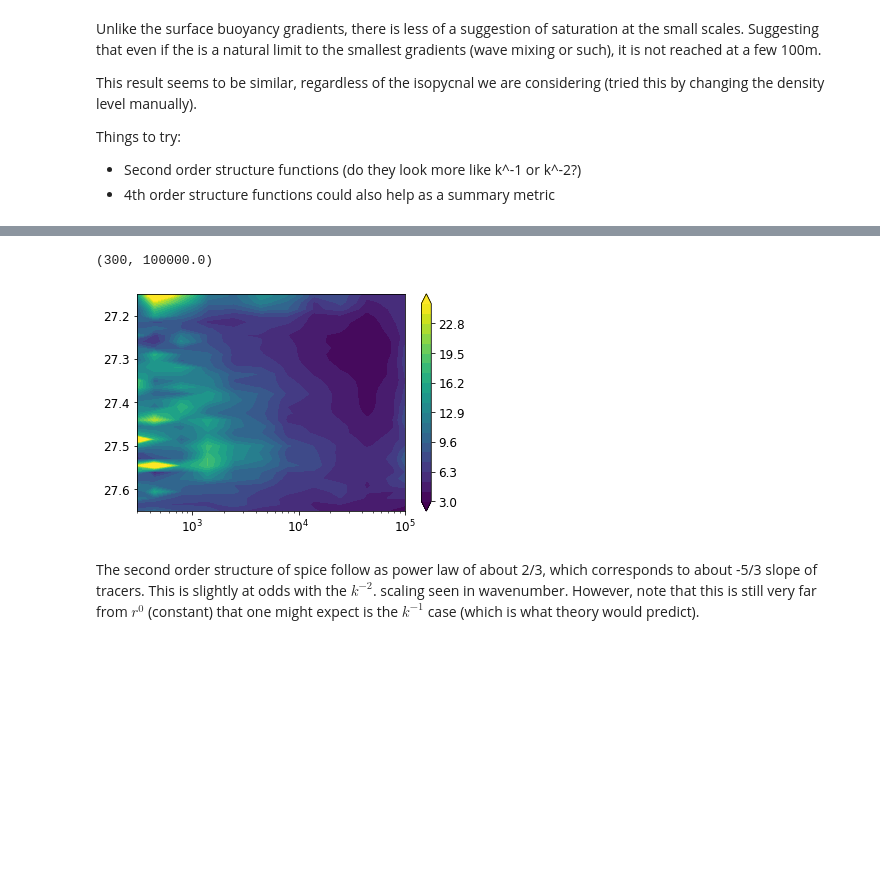
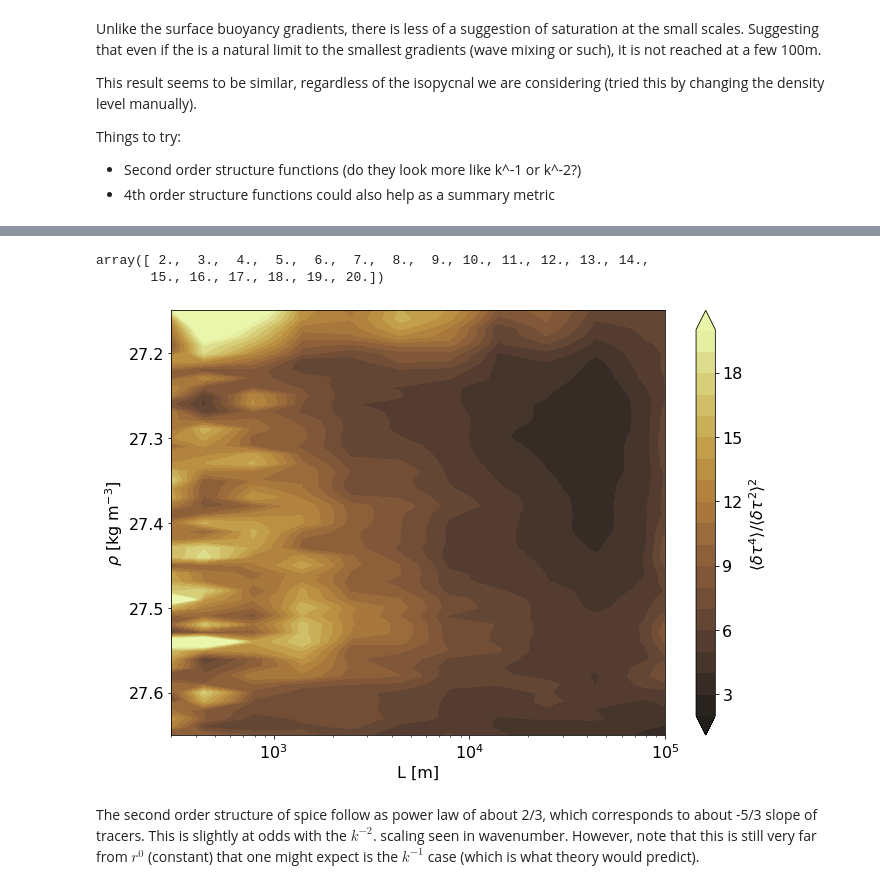
Before and after one commit to dhruvbalwada/sogos, a Jupyter notebook: notebooks/notebooks_variability_paper/along_isopycnal_spice_gradients_v2.ipynb, the cells around one changed output, grey strips where cells are left out. Drawn from its saved outputs; the diff is of its cells as text; code cells hidden in the pictures; blank space fills up the shorter version.

```diff
--- a/notebooks/notebooks_variability_paper/along_isopycnal_spice_gradients_v2.ipynb
+++ b/notebooks/notebooks_variability_paper/along_isopycnal_spice_gradients_v2.ipynb
@@ -130,4 +229,4 @@ from scipy.spatial.distance import pdist
 # %%
-rho_sels = ds_660_rho.rho_grid[0:-1:15]
+rho_sels = ds_660_rho.rho_grid[0:-1:10]
 rho_sels
 # %% [output]
@@ -339,0 +304,25 @@ Text(0, 0.5, '$< d \\tau ^2>$')
+# %%
+plt.figure(figsize=(10, 7))
+
+lev_exp = np.linspace(-11,-8, 22)
+levs = np.power(10, lev_exp)
+
+cnt = plt.contourf(xmid, rho_sels, S2, levels=levs,
+             norm = colors.LogNorm(3e-11), extend='both',
+            cmap=cmo.tempo_r)
+
+for c in cnt.collections:
+    c.set_edgecolor("face")
+
+plt.xscale('log')
+plt.colorbar(ticks=[1e-11, 1e-10, 1e-9, 1e-8], label=r'$\left< \delta \tau ^2\right> $ [kg$^2$ m$^{-6}$]')
+
+plt.ylim([27.65, 27.15])
+plt.xlim([3e2, 1e5])
+
+plt.ylabel(r'$\rho$ [kg m$^{-3}$]')
+plt.xlabel('L [m]')
+
+plt.tight_layout()
+
+plt.savefig('figures/figure_iso_spec_freq_panel4.pdf')
@@ -340,14 +370,30 @@ Text(0, 0.5, '$< d \\tau ^2>$')
+# %%
+np.linspace(2, 20, 19)
+# %% [output]
+array([ 2.,  3.,  4.,  5.,  6.,  7.,  8.,  9., 10., 11., 12., 13., 14.,
+       15., 16., 17., 18., 19., 20.])
 # %%
-plt.contourf(xmid, rho_sels, S4/ S2**2, levels=np.linspace(3, 25, 21), extend='both')
+plt.figure(figsize=(10, 7))
+
+
+cnt = plt.contourf(xmid, rho_sels, S4/ S2**2, levels=np.linspace(2, 20, 19), extend='both', cmap=cmo.turbid_r)
+for c in cnt.collections:
+    c.set_edgecolor("face")
+
 plt.xscale('log')
-plt.colorbar()
+plt.colorbar(ticks=[3, 6, 9, 12,15, 18], label=r'$\left< \delta \tau ^4 \right> / \left< \delta \tau ^2\right>^2 $ ')
+
 
 plt.ylim([27.65, 27.15])
-plt.xlim([300, 1e5])
+plt.xlim([3e2, 1e5])
 
+plt.ylabel(r'$\rho$ [kg m$^{-3}$]')
+plt.xlabel('L [m]')
+
+plt.tight_layout()
+plt.savefig('figures/figure_iso_spec_freq_panel6.pdf')
 #plt.gca().invert_yaxis()
 # %% [output]
-(300, 100000.0)
-[figure, old version]
+[figure, new version]
 # %% [markdown]
 The second order structure of spice follow as power law of about 2/3, which corresponds to about -5/3 slope of tracers. This is slightly at odds with the $k^{-2}$. scaling seen in wavenumber. However, note that this is still very far from $r^0$ (constant) that one might expect is the $k^{-1}$ case (which is what theory would predict).
```
Also changed, not shown: parts of 24 cells of this notebook, 1 other file.
